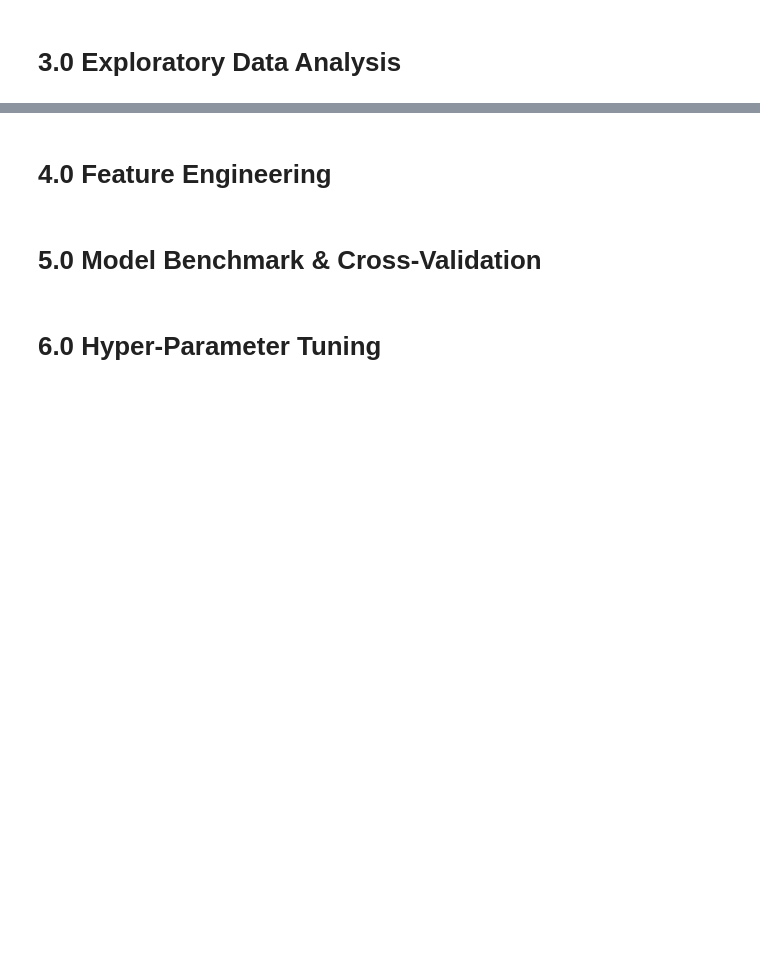
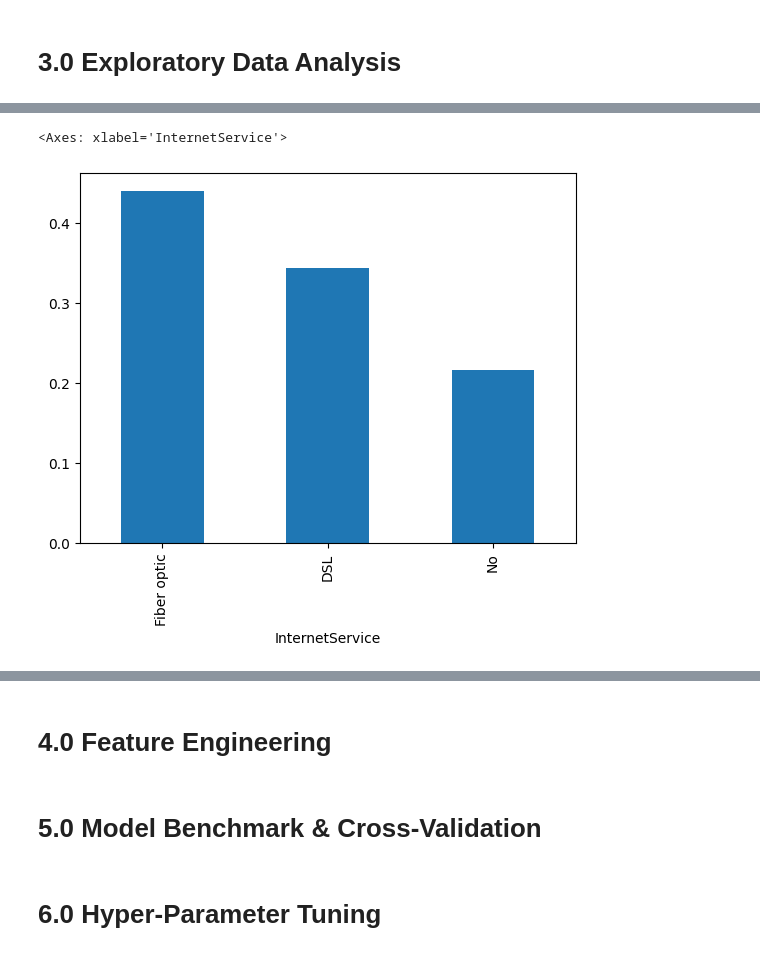
Before and after one commit to sidneipj1/telco_churn_case, a Jupyter notebook: notebooks/00_exploration_telco_churn_case.ipynb, the cells around one changed output, grey strips where cells are left out. Saved outputs shown, nothing was run; the diff lists cells and outputs as text; code cells hidden in the pictures; blank space fills up the shorter version.

```diff
--- a/notebooks/00_exploration_telco_churn_case.ipynb
+++ b/notebooks/00_exploration_telco_churn_case.ipynb
@@ -66,0 +284,5 @@ import shap                                                   # SHAP values for
+# %%
+df["InternetService"].value_counts(normalize=True).plot.bar()
+# %% [output]
+<Axes: xlabel='InternetService'>
+[figure, added]
```
Also changed, not shown: parts of 25 cells of this notebook, 4 other files.
